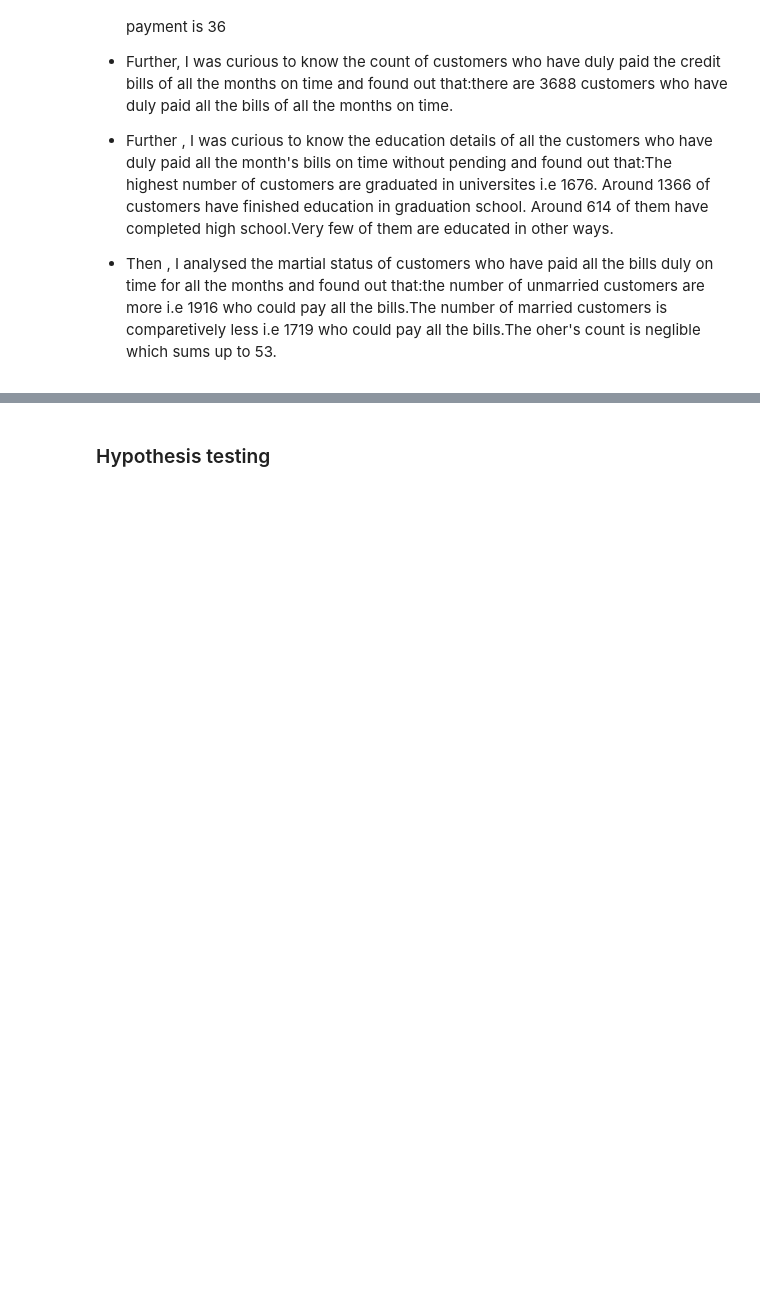
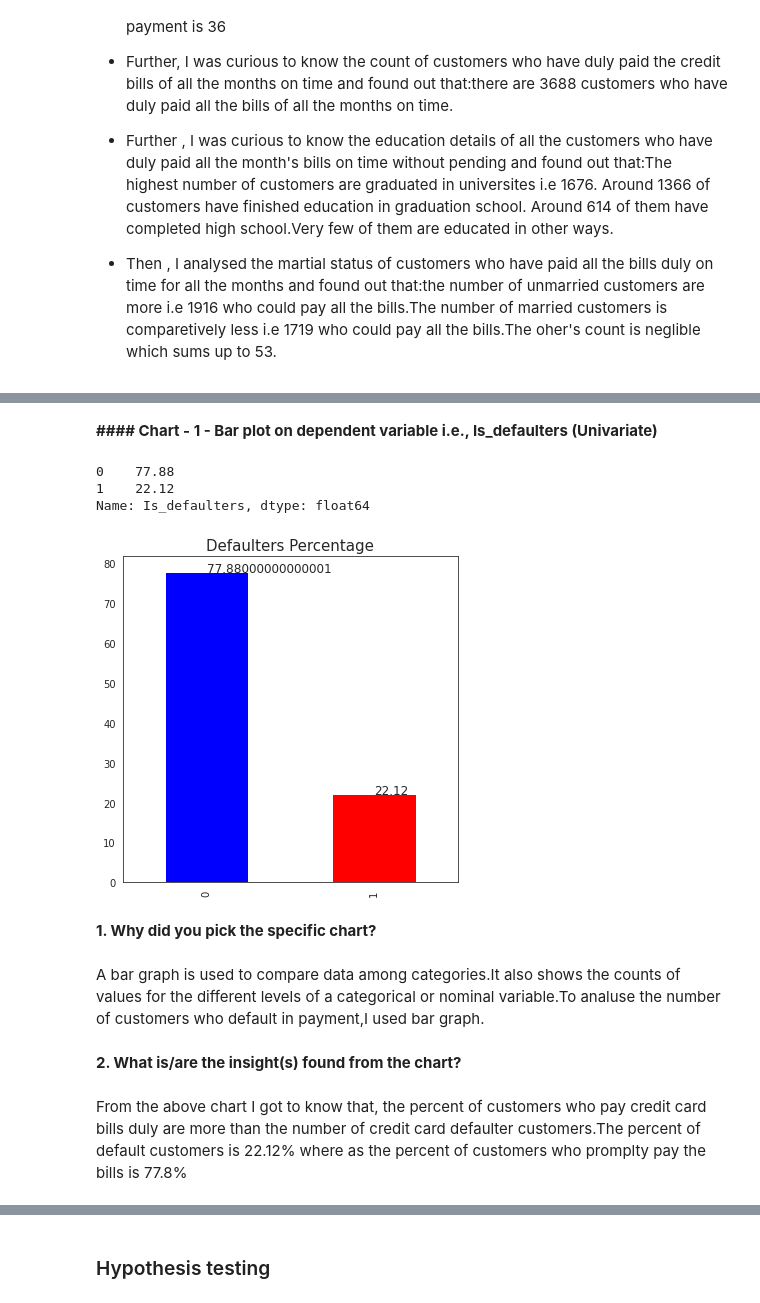
Before and after one commit to 1991Ab/Capstone-Project-3-Credit-Card-Default-Prediction, a Jupyter notebook: DefaultCreditCcard_Individual.ipynb, the cells around one changed output, grey strips where cells are left out. Saved outputs shown, nothing was run; the diff lists cells and outputs as text; code cells hidden in the pictures; blank space fills up the shorter version.

```diff
--- a/DefaultCreditCcard_Individual.ipynb
+++ b/DefaultCreditCcard_Individual.ipynb
@@ -460,0 +463,31 @@ Following are the insights that were analysed:
+# %% [markdown]
+**#### Chart - 1 - Bar plot on dependent variable  i.e., Is_defaulters (Univariate)**
+# %%
+# Chart - 1 visualization code
+# Dependant Column Visualisation
+# Dependant Variable Column Visualization
+sns.set_style('white')
+plt.rcParams['font.size'] = 10
+plt.rcParams['figure.figsize'] = (14,5)
+
+ax = df['Is_defaulters'].value_counts(normalize = True)*100
+print(ax)
+ax.plot.bar(figsize=(6,6), color = ('blue','red'))
+
+plt.title("Defaulters Percentage", fontsize=15)
+for x,y in zip([0,1],ax):
+    plt.text(x,y,y,fontsize=12)
+plt.show()
+# %% [output]
+0    77.88
+1    22.12
+Name: Is_defaulters, dtype: float64
+[figure, added]
+# %% [markdown]
+**1. Why did you pick the specific chart?**
+# %% [markdown]
+A bar graph is used to compare data among categories.It also shows the counts of values for the different levels of a categorical or nominal variable.To analuse the number of customers who default in payment,I used bar graph.
+# %% [markdown]
+**2. What is/are the insight(s) found from the chart?**
+# %% [markdown]
+From the above chart I got to know that, the percent of customers who pay credit card bills duly are more than the number of credit card defaulter customers.The percent of default customers is 22.12% where as the percent  of customers who promplty pay the bills is 77.8%
```
Also changed, not shown: parts of 3 cells of this notebook.
